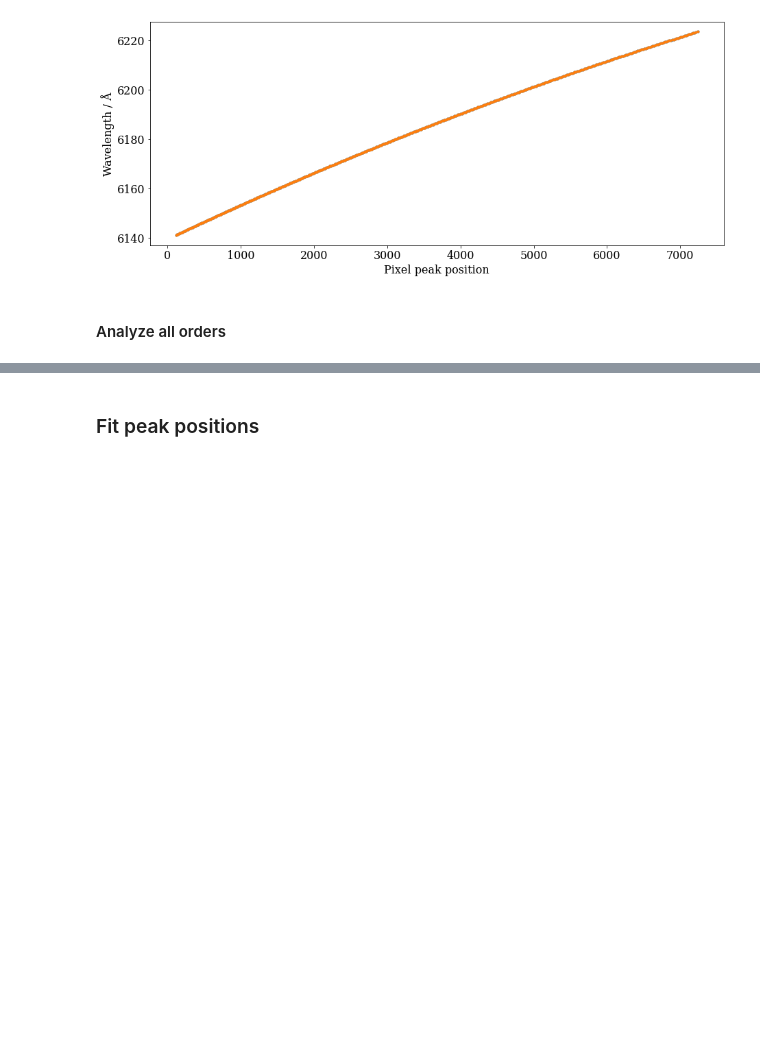
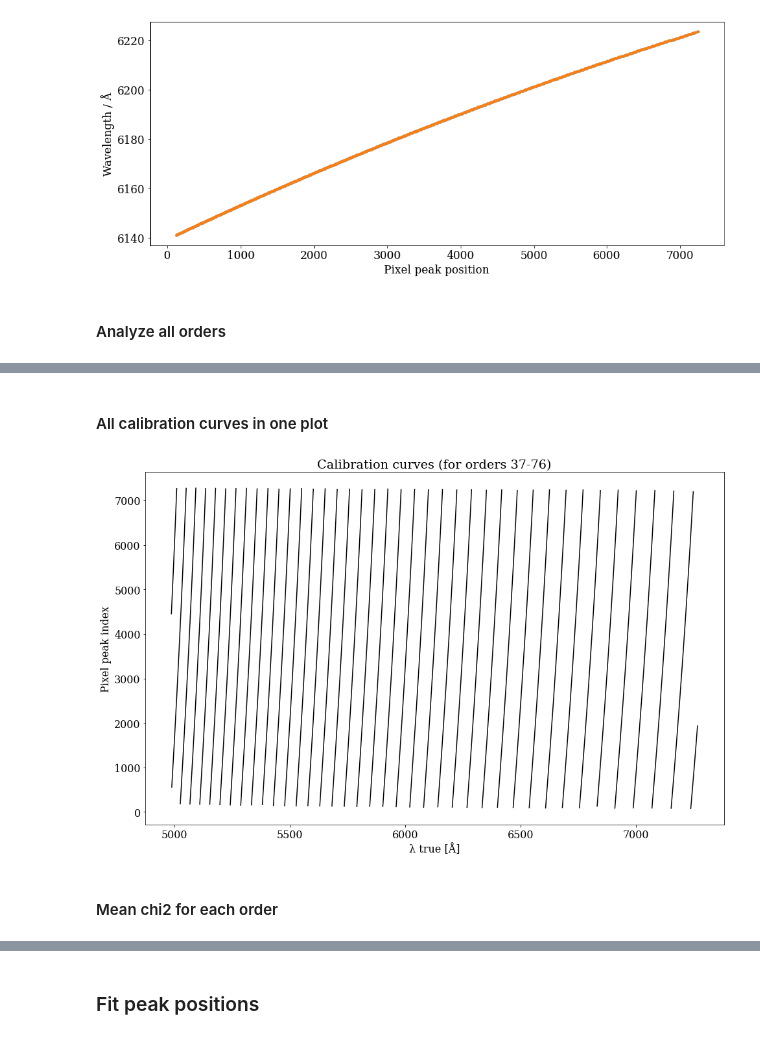
Before and after one commit to Harteg/bachelor-project, a Jupyter notebook: testing_calib_lib.ipynb, the cells around one changed output, grey strips where cells are left out. Drawn from its saved outputs; the diff is of its cells as text; code cells hidden in the pictures; blank space fills up the shorter version.

```diff
--- a/testing_calib_lib.ipynb
+++ b/testing_calib_lib.ipynb
@@ -111,3 +106,23 @@ Text(0.5, 1.0, 'Number of peaks per order')
+# %% [markdown]
+#### All calibration curves in one plot
+# %%
+orders = results[:, 0]
+peak_fits = results[:, 1]
+wavel_true = results[:, 2]
+wavel_given = results[:, 3]
+
+plt.figure(figsize=(16,10))
+for order in range(37, 77):
+    plt.plot(wavel_true[order][:, 0], peak_fits[order][:,2], "k")
+
+plt.xlabel("λ true [Å]")
+plt.ylabel("Pixel peak index")
+plt.title("Calibration curves (for orders 37-76)")
+# plt.savefig("figures/calibration_curves.png", dpi=300)
+# %% [output]
+[figure, added]
+# %% [markdown]
+#### Mean chi2 for each order
 # %%
 # TODO :: find way to compute mean chi2 for each order
 
```
Also changed, not shown: parts of 15 cells of this notebook, 41 other files.
